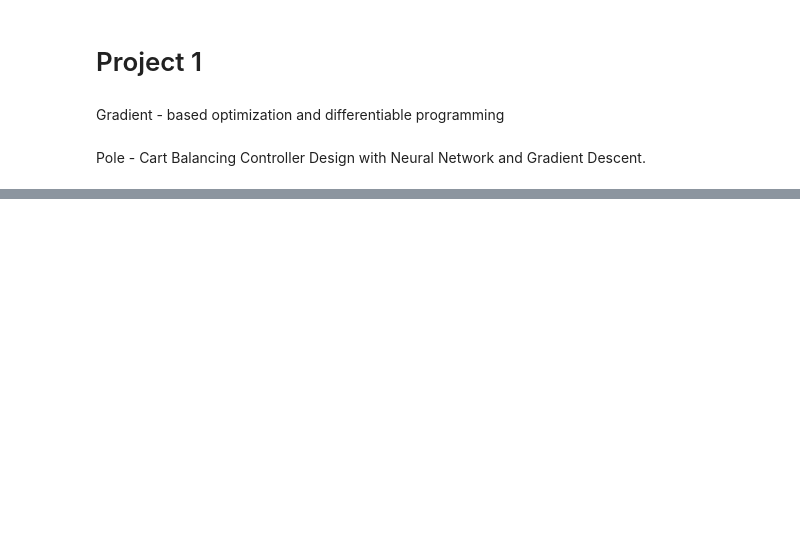
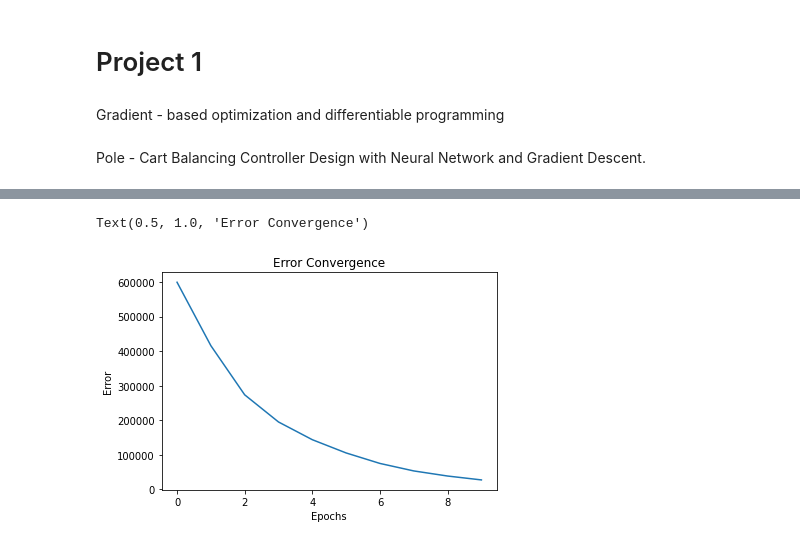
Before and after one commit to omiksave/Design-Optimization, a Jupyter notebook: Project/Project 1.ipynb, the cells around one changed output, grey strips where cells are left out. Cells and saved outputs as stored; diff of their text form; code cells hidden in the pictures; blank space fills up the shorter version.

```diff
--- a/Project/Project 1.ipynb
+++ b/Project/Project 1.ipynb
@@ -174,0 +166,8 @@ o.train(100)
+# %%
+plt.plot(t.tensor(error).detach().numpy())
+plt.ylabel('Error')
+plt.xlabel('Epochs')
+plt.title('Error Convergence')
+# %% [output]
+Text(0.5, 1.0, 'Error Convergence')
+[figure, added]
```
Also changed, not shown: parts of 11 cells of this notebook.
